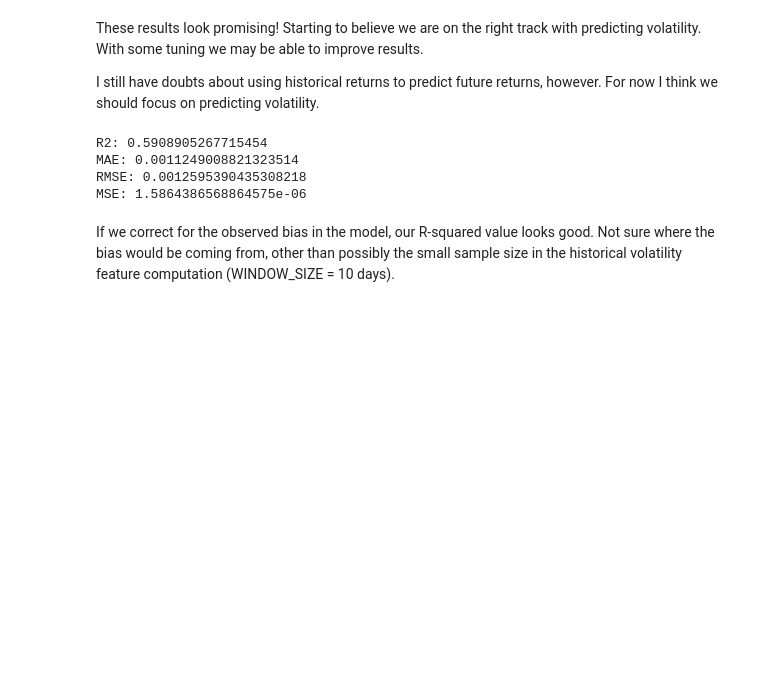
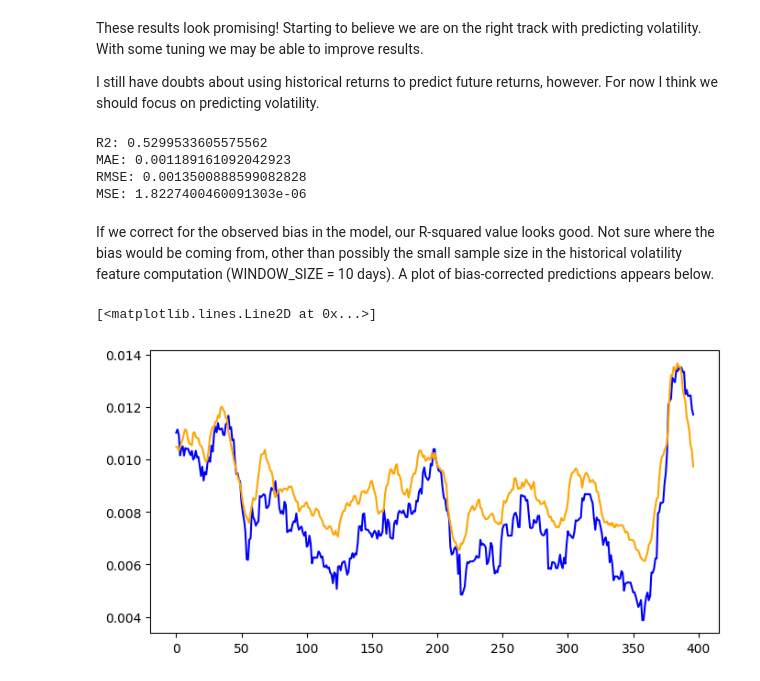
Before and after one commit to tmacpherson6/investment_advisor_dashboard_capstone, a Jupyter notebook: Pete-B8A_Univariate-LSTM-limited.ipynb, the cells around one changed output. Saved outputs shown, nothing was run; the diff lists cells and outputs as text; code cells hidden in the pictures; blank space fills up the shorter version.

```diff
--- a/Pete-B8A_Univariate-LSTM-limited.ipynb
+++ b/Pete-B8A_Univariate-LSTM-limited.ipynb
@@ -257,11 +257,23 @@ metrics = {
 }
 # The model seems to consistently overestimate future volatility
 for metric, scorer in metrics.items():
-    print(metric + f': {scorer(labels, np.asarray(preds) - 0.002)}')
+    print(metric + f': {scorer(labels, np.asarray(preds) - 0.003)}')
 # %% [output]
-R2: 0.5908905267715454
-MAE: 0.0011249008821323514
-RMSE: 0.0012595390435308218
-MSE: 1.5864386568864575e-06
+R2: 0.5299533605575562
+MAE: 0.001189161092042923
+RMSE: 0.0013500888599082828
+MSE: 1.8227400460091303e-06
 # %% [markdown]
-If we correct for the observed bias in the model, our R-squared value looks good.  Not sure where the bias would be coming from, other than possibly the small sample size in the historical volatility feature computation (WINDOW_SIZE = 10 days).
+If we correct for the observed bias in the model, our R-squared value looks good.  Not sure where the bias would be coming from, other than possibly the small sample size in the historical volatility feature computation (WINDOW_SIZE = 10 days).  A plot of bias-corrected predictions appears below.
+# %%
+x = range(len(val_dataset))
+labels = [val_dataset[i][1]for i in range(len(x))]
+
+fig = plt.figure(figsize=(8, 4))
+ax = fig.subplots()
+
+ax.plot(x, labels, color='blue')
+ax.plot(x, np.asarray(preds - 0.003), color='orange')
+# %% [output]
+[<matplotlib.lines.Line2D at 0x...>]
+[figure, added]
```
Also changed, not shown: parts of 2 cells of this notebook, 8 other files.
